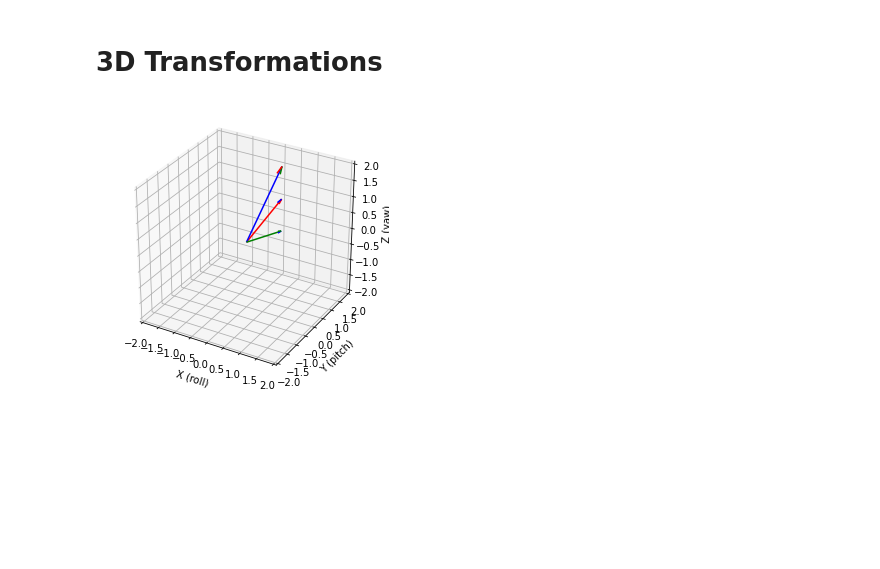
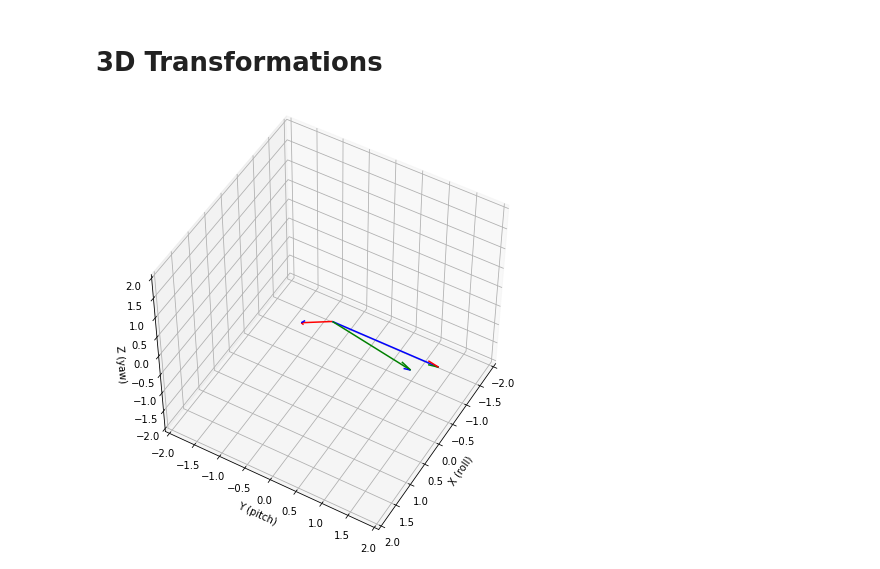
Before and after one commit to krissydolor/Linear-Algebra, a Jupyter notebook: Lab 10 - Linear Transformations/LinAlg Lab 10.ipynb, the cells around one changed output. Cells and saved outputs as stored; diff of their text form; code cells hidden in the pictures; blank space fills up the shorter version.

```diff
--- a/Lab 10 - Linear Transformations/LinAlg Lab 10.ipynb
+++ b/Lab 10 - Linear Transformations/LinAlg Lab 10.ipynb
@@ -152,9 +210,10 @@ plot_quiv(A, r_mat)
 # %% [markdown]
 # 3D Transformations
 # %%
-def plot_3d_quiv(x, t_mat=np.eye(3)):
-    x_prime = x @ t_mat
-    fig = plt.figure(figsize=(5,5))
+def plot_3d_quiv(x, azimuth=0, elevation=0):
+#     x_prime = x @ t_mat
+#     print(x_prime)
+    fig = plt.figure(figsize=(8,8))
     ax1 = fig.gca(projection='3d')
     ax1.set_xlim([-2, 2])
     ax1.set_ylim([-2, 2])
@@ -164,18 +223,19 @@ def plot_3d_quiv(x, t_mat=np.eye(3)):
     ax1.set_zlabel("Z (yaw)")
 
     origin = (0,0,0)
-    ax1.quiver(origin, origin, origin, x_prime[:,0], x_prime[:,1], x_prime[:,2],
+    ax1.quiver(origin, origin, origin, x[0,:], x[1,:], x[2,:],
                arrow_length_ratio=0.1, colors=['red','blue','green'])
     plt.grid()
+    ax1.view_init(azim=azimuth, elev=elevation)
     plt.show()
 # %%
 X = np.eye(3)
 t_mat = np.array([
-    [0.5,1,1],
-    [0.5,1,2],
-    [0.5,1,0]
+    [1,0,1],
+    [0,2,2],
+    [1,0,1]
 ])
-plot_3d_quiv(X, t_mat)
+plot_3d_quiv(t_mat@X, 30, 50)
 # %% [output]
-[figure, old version]
+[figure, new version]
 # %%
```
Also changed, not shown: parts of 17 cells of this notebook.
